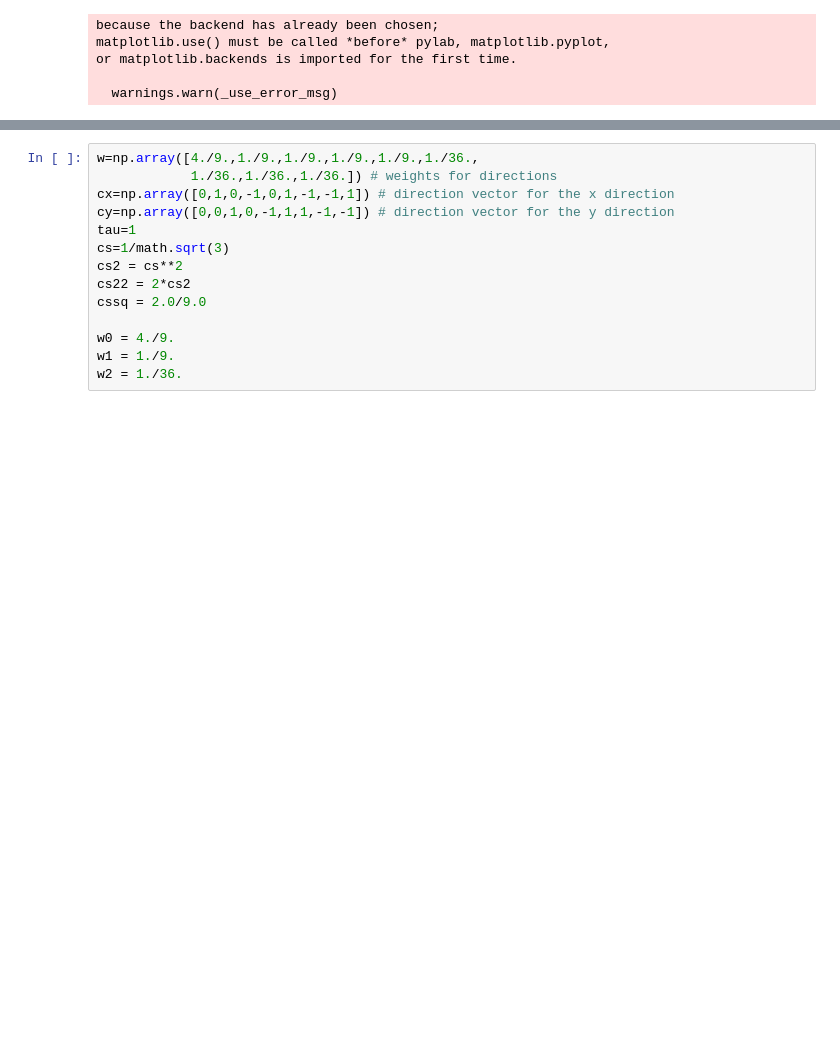
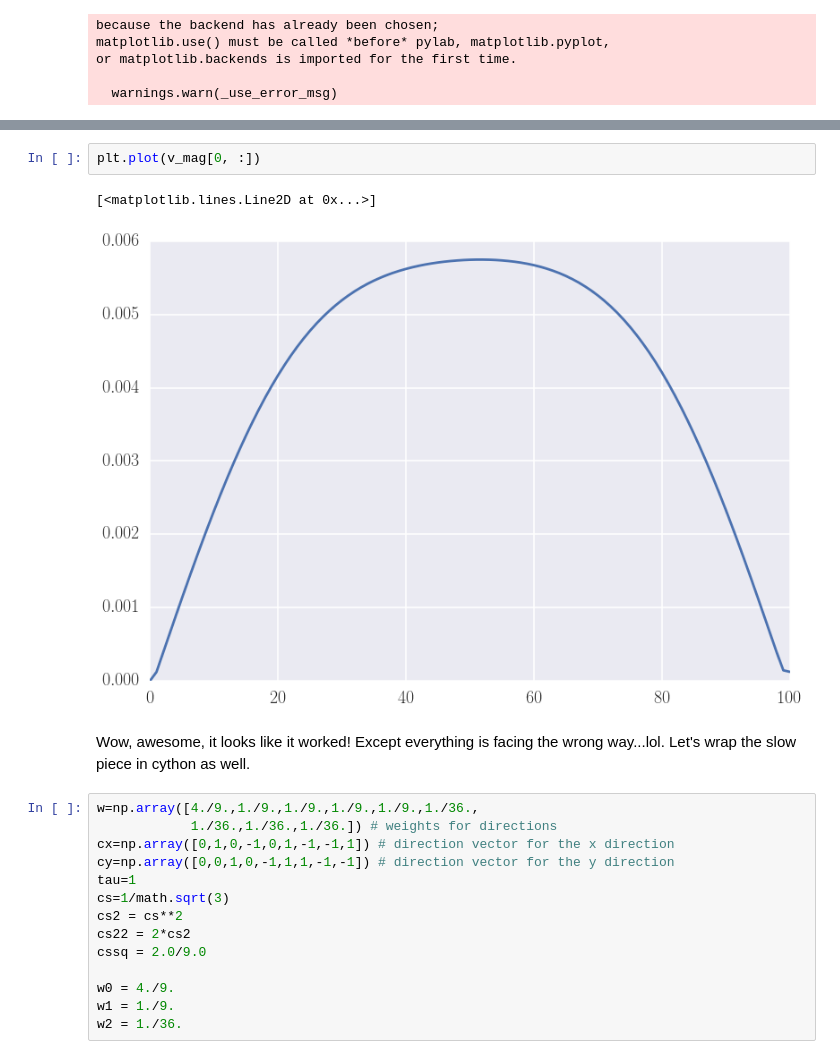
Before and after one commit to latticeboltzmann/2d-lb, a Jupyter notebook: docs/testing_package.ipynb, the cells around one changed output, grey strips where cells are left out. Drawn from its saved outputs; the diff is of its cells as text; blank space fills up the shorter version.

```diff
--- a/docs/testing_package.ipynb
+++ b/docs/testing_package.ipynb
@@ -47,3 +63,10 @@ plt.colorbar()
+# %%
+plt.plot(v_mag[0, :])
+# %% [output]
+[<matplotlib.lines.Line2D at 0x...>]
+[figure, added]
+# %% [markdown]
+Wow, awesome, it looks like it worked! Except everything is facing the wrong way...lol. Let's wrap the slow piece in cython as well.
 # %%
 w=np.array([4./9.,1./9.,1./9.,1./9.,1./9.,1./36.,
             1./36.,1./36.,1./36.]) # weights for directions
```
Also changed, not shown: parts of 5 cells of this notebook.
